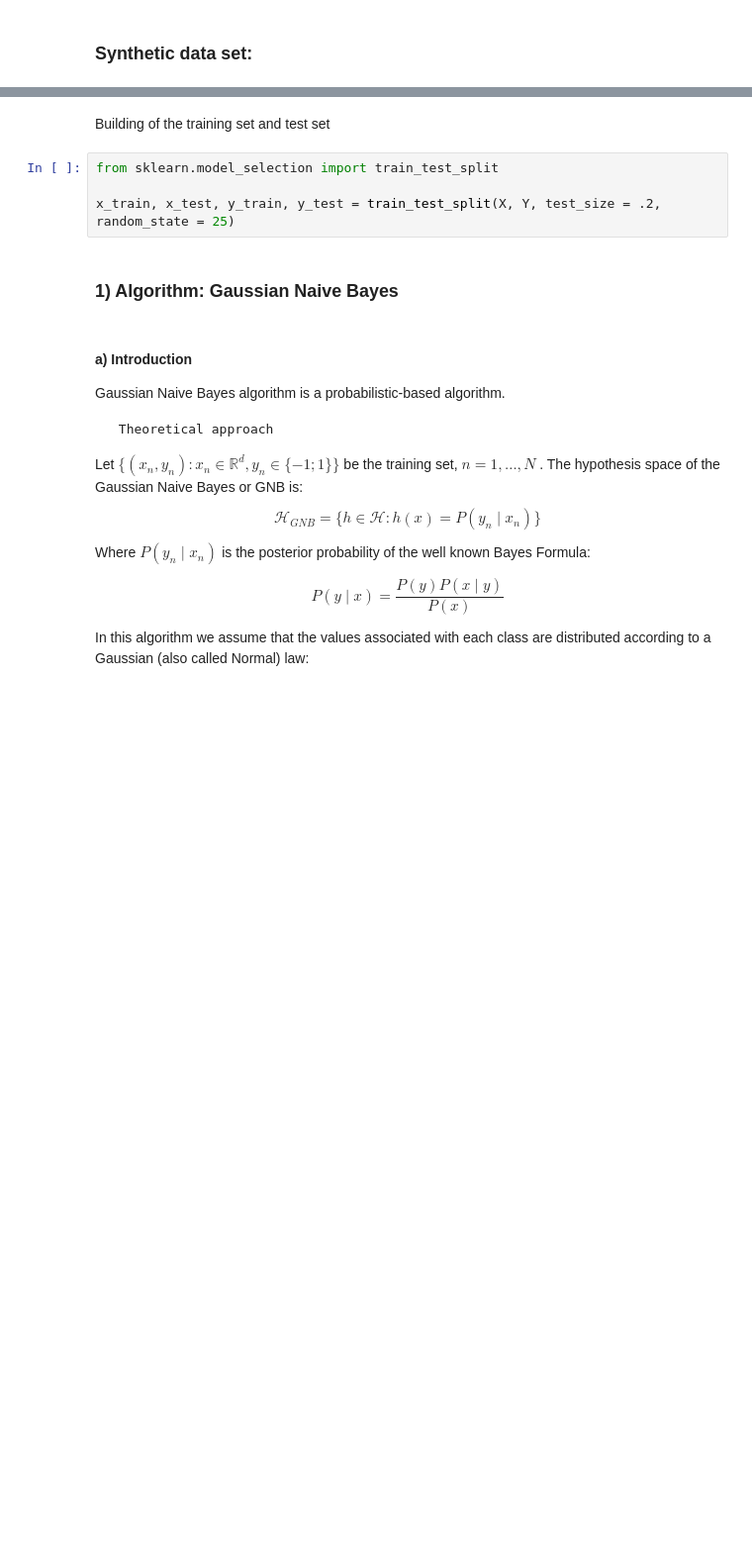
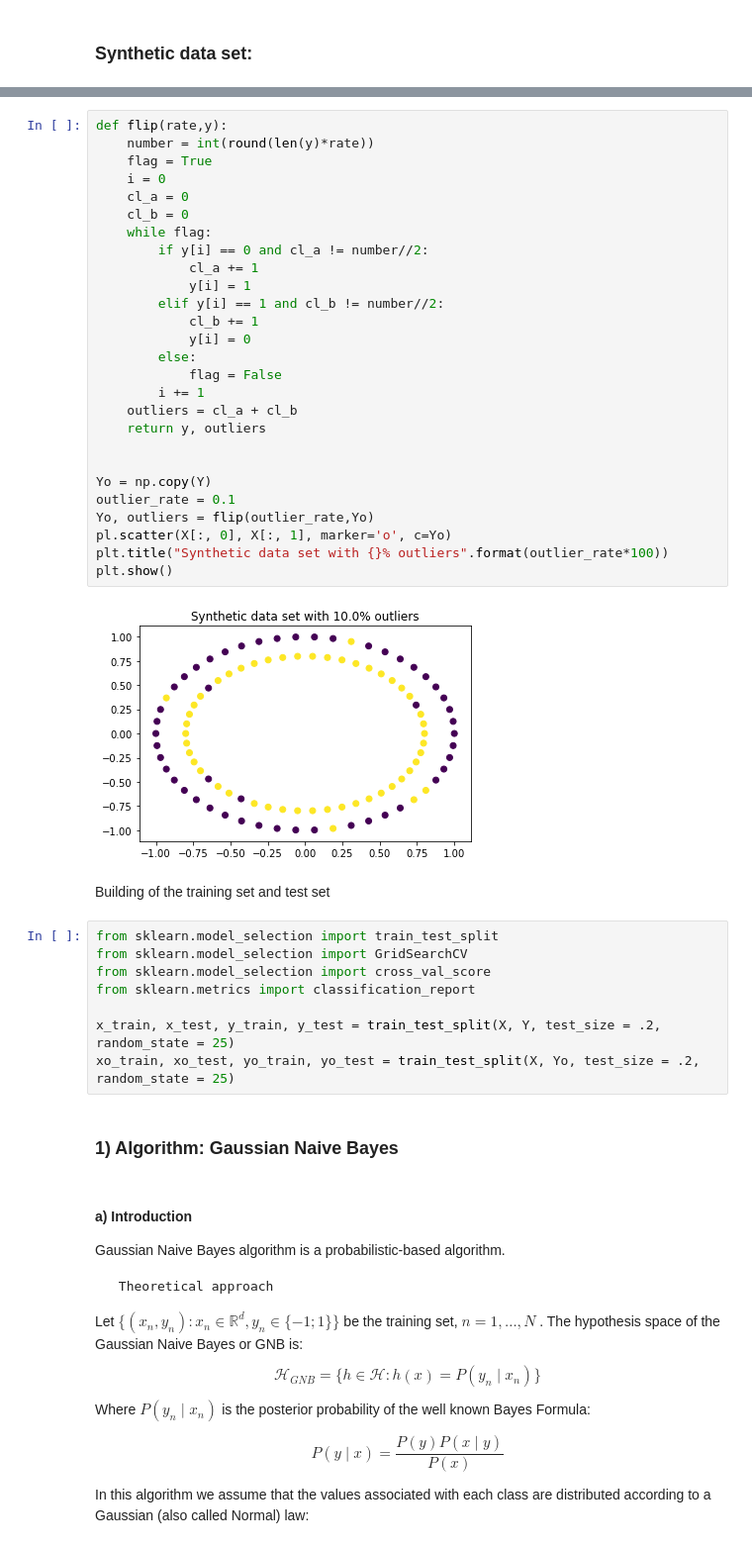
Before and after one commit to sofros/SFML_INFO_F422, a Jupyter notebook: Classification_Notebook.ipynb, the cells around one changed output, grey strips where cells are left out. Shown at 99% size. Saved outputs shown, nothing was run; the diff lists cells and outputs as text; blank space fills up the shorter version.

Commit message:
classification casi fini

```diff
--- a/Classification_Notebook.ipynb
+++ b/Classification_Notebook.ipynb
@@ -73,9 +46,42 @@ plt.show()
+# %%
+def flip(rate,y):
+    number = int(round(len(y)*rate))
+    flag = True
+    i = 0
+    cl_a = 0
+    cl_b = 0
+    while flag:
+        if y[i] == 0 and cl_a != number//2:
+            cl_a += 1
+            y[i] = 1
+        elif y[i] == 1 and cl_b != number//2:
+            cl_b += 1
+            y[i] = 0
+        else:
+            flag = False
+        i += 1
+    outliers = cl_a + cl_b
+    return y, outliers
+
+
+Yo = np.copy(Y)
+outlier_rate = 0.1
+Yo, outliers = flip(outlier_rate,Yo)
+pl.scatter(X[:, 0], X[:, 1], marker='o', c=Yo)
+plt.title("Synthetic data set with {}% outliers".format(outlier_rate*100))
+plt.show()
+# %% [output]
+[figure, added]
 # %% [markdown]
 Building of the training set and test set
 # %%
 from sklearn.model_selection import train_test_split
+from sklearn.model_selection import GridSearchCV
+from sklearn.model_selection import cross_val_score
+from sklearn.metrics import classification_report
 
 x_train, x_test, y_train, y_test = train_test_split(X, Y, test_size = .2, random_state = 25)
+xo_train, xo_test, yo_train, yo_test = train_test_split(X, Yo, test_size = .2, random_state = 25)
 # %% [markdown]
 ### 1) Algorithm: Gaussian Naive Bayes
 # %% [markdown]
```
Also changed, not shown: parts of 123 cells of this notebook, 1 other file.
